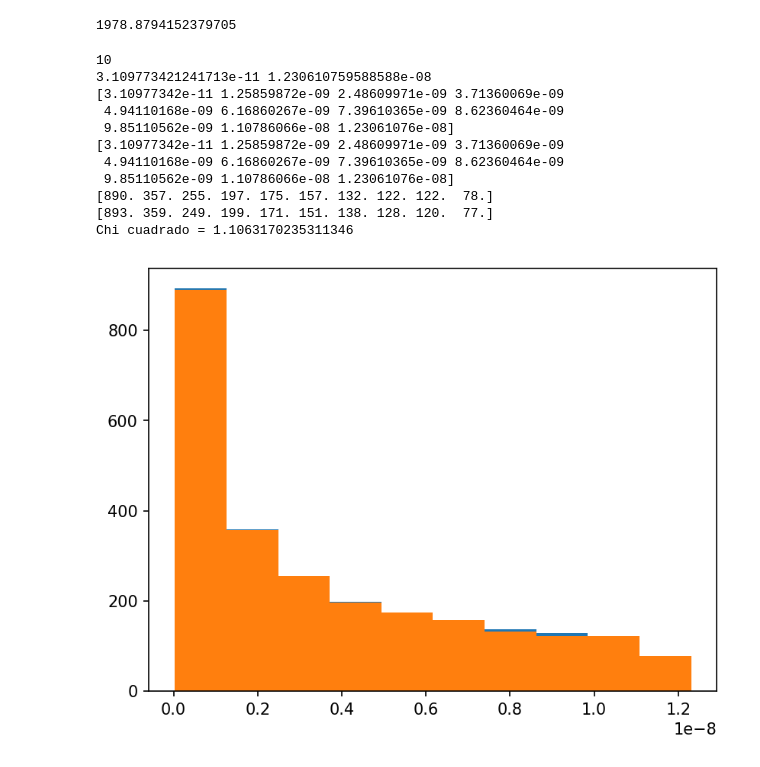
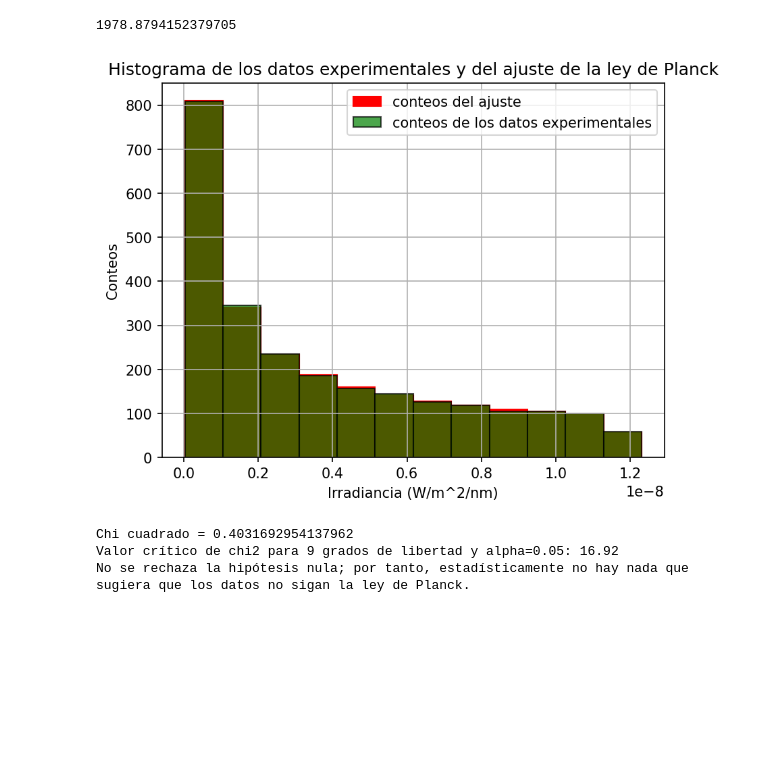
Before and after one commit to JosetoCa/Experimental-IV, a Jupyter notebook: Planck/Untitled-1.ipynb, the cells around one changed output. Cells and saved outputs as stored; diff of their text form; code cells hidden in the pictures; blank space fills up the shorter version.

```diff
--- a/Planck/Untitled-1.ipynb
+++ b/Planck/Untitled-1.ipynb
@@ -55,57 +55,67 @@ print(temperatura)
 1978.8794152379705
 # %%
 import numpy as np
+from scipy.stats import chi2
 
 
-#Definimos el numero de intervalos para el test de chi cuadrado usando el criterio de Sturges
-nbin=int(1+3.322*np.log10(len(longitud_onda[mask])))-2
-print(nbin)
+#Definimos el numero de intervalos para el test de chi cuadrado usando el criterio de Sturges, sabiendo que hay dos ligaduras en el ajuste (a y b)
+nbin=int(1+3.322*np.log10(len(longitud_onda[mask])))
+
 #Definimos un rango minimo y maximo comun para los datos obtenidos experimentamente y por medio del ajuste
 # y datos experimentales de la variable dependiente
 
 y = irradiancia_lampara[mask]
 ymin1= min(y)
 
 # yaj es el ajuste hecho por curve_fit para que los datos experimentales ajusten a la ley de planck
 yaj = planck(longitud_onda[mask], *popt)
 ymin2=min(yaj)
 if ymin1>ymin2:
     ymin=ymin2
 else:
     ymin=ymin1
 
 ymax1=max(y)
 ymax2=max(yaj)
 if ymax1>ymax2:
     ymax=ymax1
 else:
     ymax=ymax2
-print(ymin, ymax)
 #Se hace el histograma dividiendo el rango definido arriba entre el numero de intervalos calculado previamente. Esto lo hace la funcion plt.hist automaticamente.
 plt.figure(dpi=150)
-[naj,baj,paj]=plt.hist(yaj,nbin,range=(ymin,ymax))
-[n,b,p]=plt.hist(y,nbin,range=(ymin,ymax))
-print(b)
-print(baj)
-print(n)
+[naj,baj,paj]=plt.hist(yaj,nbin,range=(ymin,ymax), color = 'red', edgecolor = 'red', label='conteos del ajuste')
+[n,b,p]=plt.hist(y,nbin,range=(ymin,ymax), color = 'green', alpha = 0.7, edgecolor = 'black', label='conteos de los datos experimentales')
+for i in range(len(n)):
+    if (n[i]<5) or naj[i]<5:
+        print('El conteo del bin ', i+1, ' es menor a 5, por lo que no se puede usar el test chi cuadrado')
+
+plt.xlabel('Irradiancia (W/m^2/nm)')
+plt.ylabel('Conteos')
+plt.title('Histograma de los datos experimentales y del ajuste de la ley de Planck')
+plt.legend()
+plt.grid()
+plt.show()
 def chi_sqr(dathistexp,dathistaj):
     return sum(((dathistexp-dathistaj)**2)/(dathistaj))
 
-print(naj)
+chi = chi_sqr(n, naj)
 print('Chi cuadrado =',chi_sqr(n,naj))
+
+df = nbin - 3 # Restamos 3 por los dos parámetros del ajuste y el número de intervalos
+alpha = 0.05  # Nivel de significancia
+
+chi2_critico = chi2.ppf(1-alpha, df)
+
+print(f"Valor crítico de chi2 para {df} grados de libertad y alpha={alpha}: {chi2_critico:.2f}")
+if chi < chi2_critico:
+    print("No se rechaza la hipótesis nula; por tanto, estadísticamente no hay nada que sugiera que los datos no sigan la ley de Planck.")
+else:
+    print("Se rechaza la hipótesis nula; por tanto, estadísticamente se rechaza la hipótesis nula.")
 # %% [output]
+[figure, new version]
-10
-3.109773421241713e-11 1.230610759588588e-08
-[3.10977342e-11 1.25859872e-09 2.48609971e-09 3.71360069e-09
- 4.94110168e-09 6.16860267e-09 7.39610365e-09 8.62360464e-09
- 9.85110562e-09 1.10786066e-08 1.23061076e-08]
-[3.10977342e-11 1.25859872e-09 2.48609971e-09 3.71360069e-09
- 4.94110168e-09 6.16860267e-09 7.39610365e-09 8.62360464e-09
- 9.85110562e-09 1.10786066e-08 1.23061076e-08]
-[890. 357. 255. 197. 175. 157. 132. 122. 122.  78.]
-[893. 359. 249. 199. 171. 151. 138. 128. 120.  77.]
-Chi cuadrado = 1.1063170235311346
+Chi cuadrado = 0.4031692954137962
+Valor crítico de chi2 para 9 grados de libertad y alpha=0.05: 16.92
+No se rechaza la hipótesis nula; por tanto, estadísticamente no hay nada que sugiera que los datos no sigan la ley de Planck.
-[figure, old version]
 # %%
 import matplotlib.pyplot as plt
 
```
Also changed, not shown: parts of 1 cell of this notebook.
